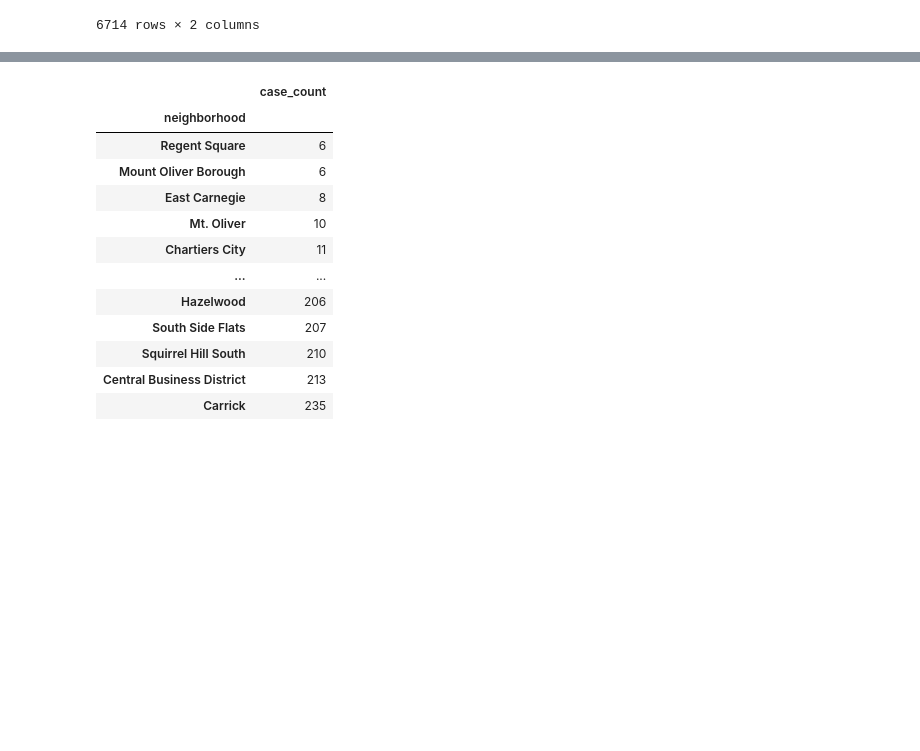
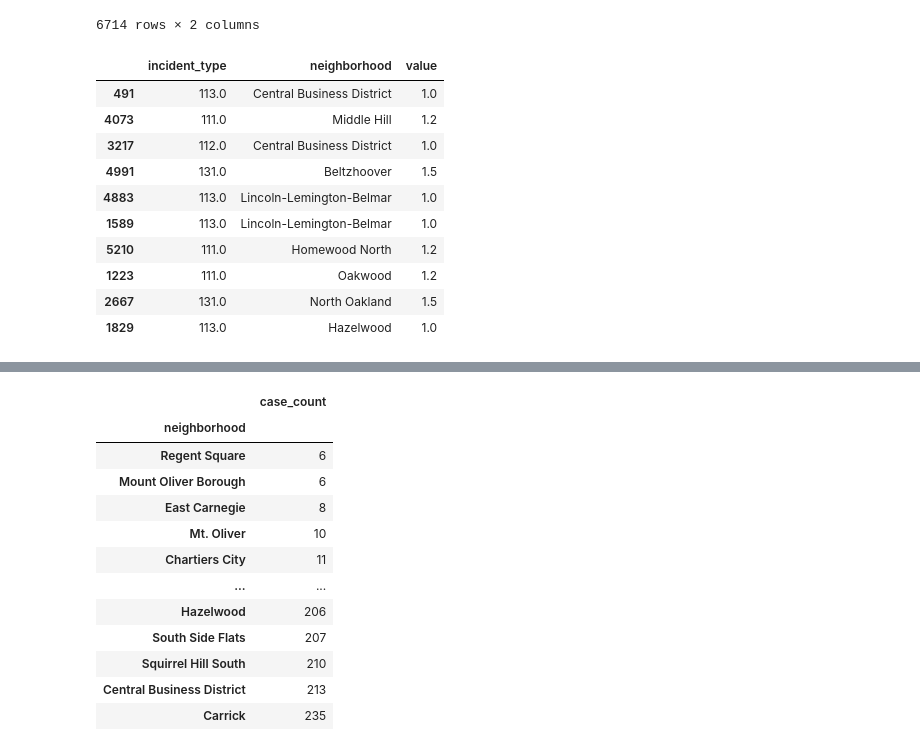
Before and after one commit to adamsheelar1/CMPINF0010_Final, a Jupyter notebook: pres.ipynb, the cells around one changed output, grey strips where cells are left out. Saved outputs shown, nothing was run; the diff lists cells and outputs as text; code cells hidden in the pictures; blank space fills up the shorter version.

```diff
--- a/pres.ipynb
+++ b/pres.ipynb
@@ -122,14 +125,28 @@ fire.sort_values("incident_type")
 # %%
 weighted_case = []
 size = fire['incident_type'].size
 for i in range (size):
     if (fire.iat[i, 0] == 111):
         weighted_case.append(1.2)
     elif (fire.iat[i, 0] == 131):
         weighted_case.append(1.5)
     else:
         weighted_case.append(1)
 # print(weighted_case)
 fire["value"] = weighted_case
+fire.sample(10)
+# create weight based on type of fire incident, I think some types of fire are more dangerous than others
+# %% [output]
+|  | incident_type | neighborhood | value |
+| 491 | 113.0 | Central Business District | 1.0 |
+| 4073 | 111.0 | Middle Hill | 1.2 |
+| 3217 | 112.0 | Central Business District | 1.0 |
+| 4991 | 131.0 | Beltzhoover | 1.5 |
+| 4883 | 113.0 | Lincoln-Lemington-Belmar | 1.0 |
+| 1589 | 113.0 | Lincoln-Lemington-Belmar | 1.0 |
+| 5210 | 111.0 | Homewood North | 1.2 |
+| 1223 | 111.0 | Oakwood | 1.2 |
+| 2667 | 131.0 | North Oakland | 1.5 |
+| 1829 | 113.0 | Hazelwood | 1.0 |
 # %%
 values = fire.groupby(['neighborhood']).mean()
```
Also changed, not shown: parts of 21 cells of this notebook.
